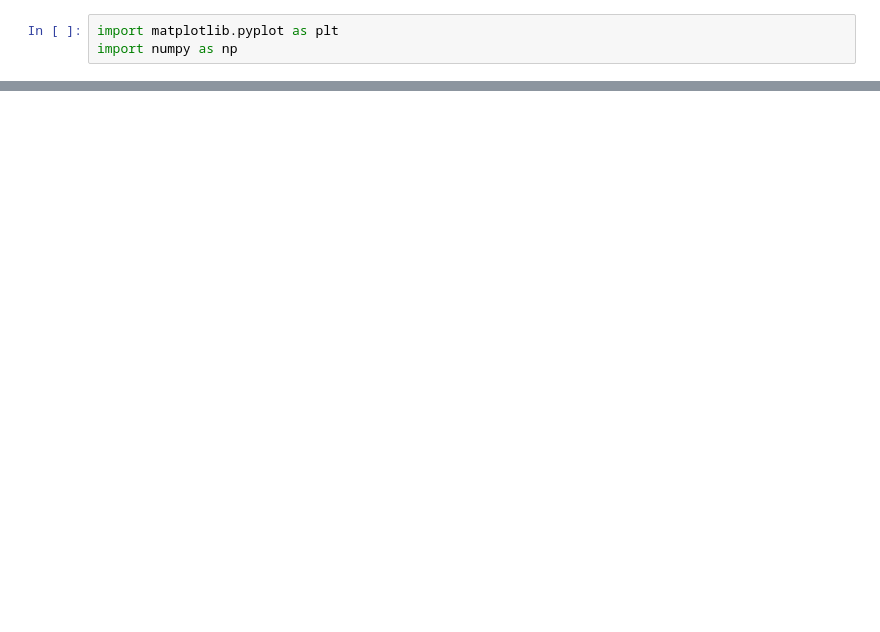
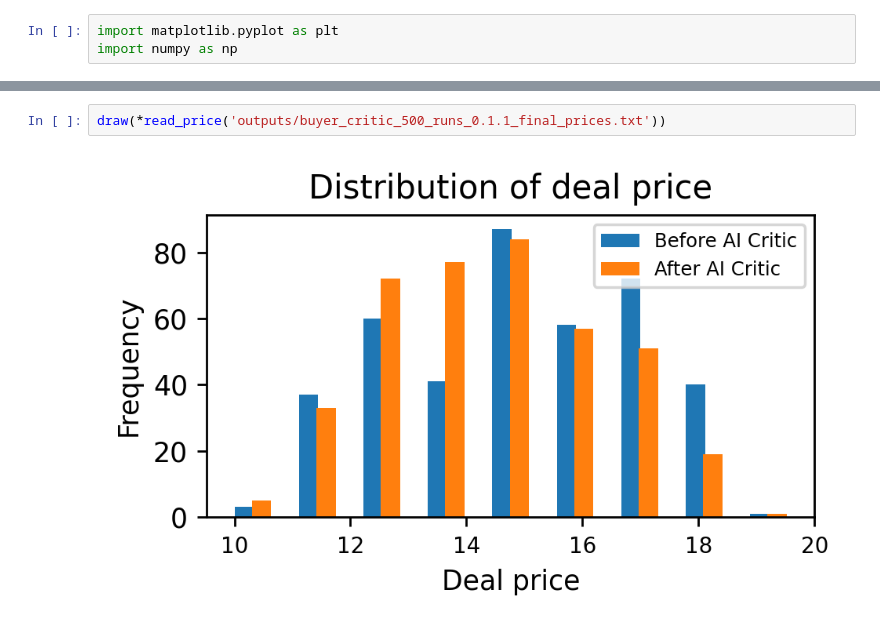
Before and after one commit to FranxYao/GPT-Bargaining, a Jupyter notebook: draw_prices.ipynb, the cells around one changed output, grey strips where cells are left out. Cells and saved outputs as stored; diff of their text form; blank space fills up the shorter version.

```diff
--- a/draw_prices.ipynb
+++ b/draw_prices.ipynb
@@ -42,0 +64,4 @@ plt.show()
+# %%
+draw(*read_price('outputs/buyer_critic_500_runs_0.1.1_final_prices.txt'))
+# %% [output]
+[figure, added]
```
Also changed, not shown: parts of 22 cells of this notebook, 16 other files.
